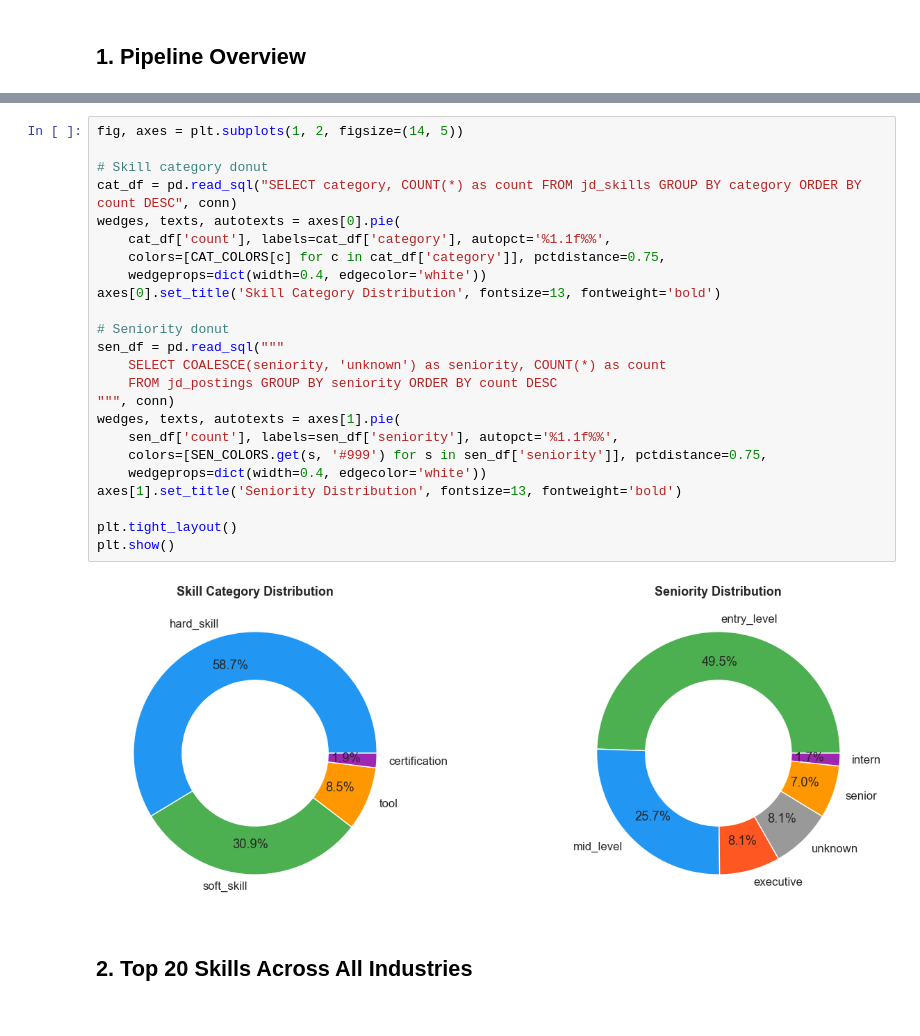
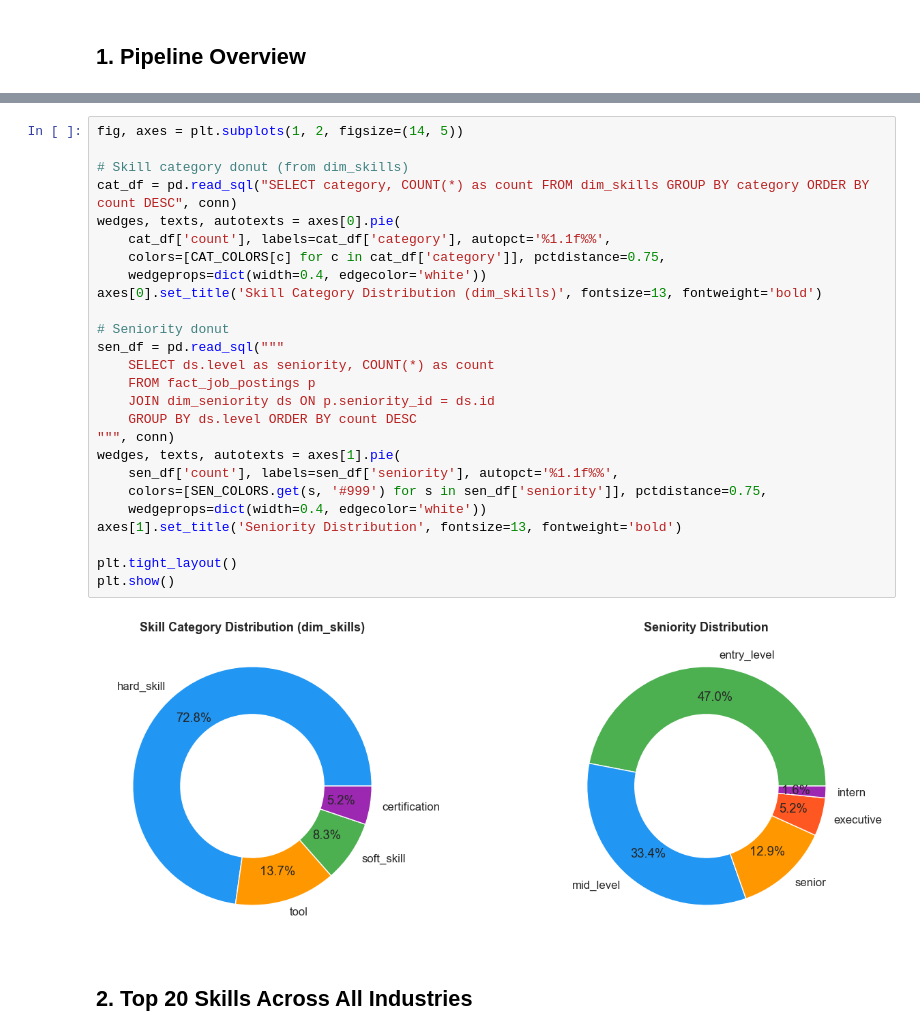
Before and after one commit to JindoKimKor/GILJOBI, a Jupyter notebook: pipelines/skill-demand/sample_validation_results.ipynb, the cells around one changed output, grey strips where cells are left out. Cells and saved outputs as stored; diff of their text form.

```diff
--- a/pipelines/skill-demand/sample_validation_results.ipynb
+++ b/pipelines/skill-demand/sample_validation_results.ipynb
@@ -110,29 +170,31 @@ display(summary.style
 # %%
 fig, axes = plt.subplots(1, 2, figsize=(14, 5))
 
-# Skill category donut
-cat_df = pd.read_sql("SELECT category, COUNT(*) as count FROM jd_skills GROUP BY category ORDER BY count DESC", conn)
+# Skill category donut (from dim_skills)
+cat_df = pd.read_sql("SELECT category, COUNT(*) as count FROM dim_skills GROUP BY category ORDER BY count DESC", conn)
 wedges, texts, autotexts = axes[0].pie(
     cat_df['count'], labels=cat_df['category'], autopct='%1.1f%%',
     colors=[CAT_COLORS[c] for c in cat_df['category']], pctdistance=0.75,
     wedgeprops=dict(width=0.4, edgecolor='white'))
-axes[0].set_title('Skill Category Distribution', fontsize=13, fontweight='bold')
+axes[0].set_title('Skill Category Distribution (dim_skills)', fontsize=13, fontweight='bold')
 
 # Seniority donut
 sen_df = pd.read_sql("""
-    SELECT COALESCE(seniority, 'unknown') as seniority, COUNT(*) as count
-    FROM jd_postings GROUP BY seniority ORDER BY count DESC
+    SELECT ds.level as seniority, COUNT(*) as count
+    FROM fact_job_postings p
+    JOIN dim_seniority ds ON p.seniority_id = ds.id
+    GROUP BY ds.level ORDER BY count DESC
 """, conn)
 wedges, texts, autotexts = axes[1].pie(
     sen_df['count'], labels=sen_df['seniority'], autopct='%1.1f%%',
     colors=[SEN_COLORS.get(s, '#999') for s in sen_df['seniority']], pctdistance=0.75,
     wedgeprops=dict(width=0.4, edgecolor='white'))
 axes[1].set_title('Seniority Distribution', fontsize=13, fontweight='bold')
 
 plt.tight_layout()
 plt.show()
 # %% [output]
-[figure, old version]
+[figure, new version]
 # %% [markdown]
 ## 2. Top 20 Skills Across All Industries
 # %%
```
Also changed, not shown: parts of 9 cells of this notebook, 12 other files.
